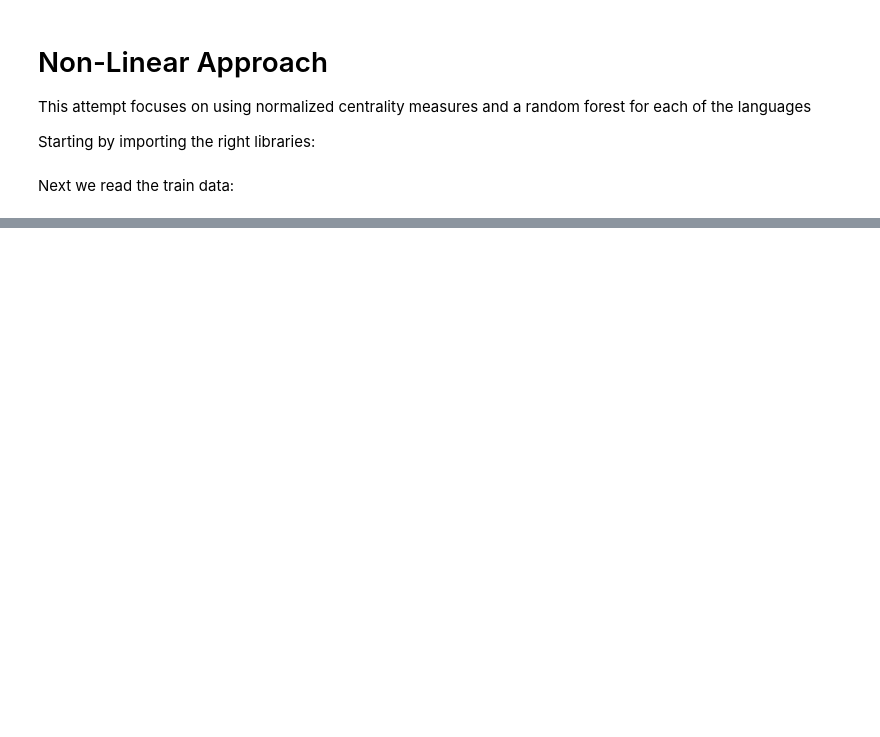
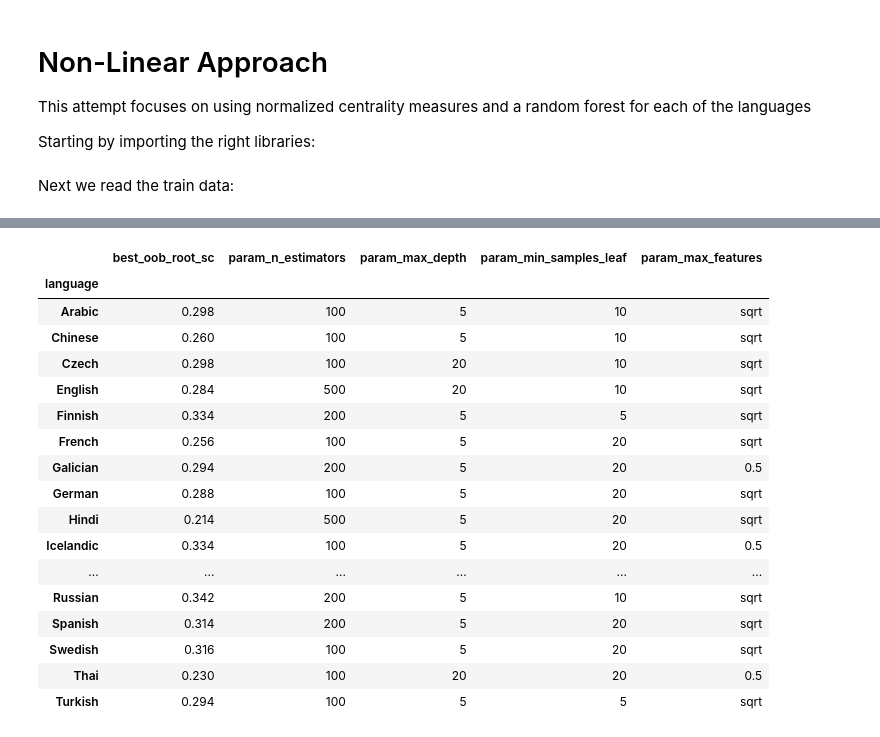
Before and after one commit to stef4k/ml-project-root-node-in-free-tree, a Jupyter notebook: notebooks/non-linear_model.ipynb, the cells around one changed output, grey strips where cells are left out. Drawn from its saved outputs; the diff is of its cells as text; code cells hidden in the pictures; blank space fills up the shorter version.

```diff
--- a/notebooks/non-linear_model.ipynb
+++ b/notebooks/non-linear_model.ipynb
@@ -235,0 +215,23 @@ statistics.mean(score)
+# %%
+# summarise hyper‐tuning results
+tuning_df = pd.DataFrame(records).set_index('language')
+display(tuning_df)
+# %% [output]
+|  | best_oob_root_sc | param_n_estimators | param_max_depth | param_min_samples_leaf | param_max_features |
+| language |  |  |  |  |  |
+| Arabic | 0.298 | 100 | 5 | 10 | sqrt |
+| Chinese | 0.260 | 100 | 5 | 10 | sqrt |
+| Czech | 0.298 | 100 | 20 | 10 | sqrt |
+| English | 0.284 | 500 | 20 | 10 | sqrt |
+| Finnish | 0.334 | 200 | 5 | 5 | sqrt |
+| French | 0.256 | 100 | 5 | 20 | sqrt |
+| Galician | 0.294 | 200 | 5 | 20 | 0.5 |
+| German | 0.288 | 100 | 5 | 20 | sqrt |
+| Hindi | 0.214 | 500 | 5 | 20 | sqrt |
+| Icelandic | 0.334 | 100 | 5 | 20 | 0.5 |
+| ... | ... | ... | ... | ... | ... |
+| Russian | 0.342 | 200 | 5 | 10 | sqrt |
+| Spanish | 0.314 | 200 | 5 | 20 | sqrt |
+| Swedish | 0.316 | 100 | 5 | 20 | sqrt |
+| Thai | 0.230 | 100 | 20 | 20 | 0.5 |
+| Turkish | 0.294 | 100 | 5 | 5 | sqrt |
```
Also changed, not shown: parts of 37 cells of this notebook, 6 other files.
